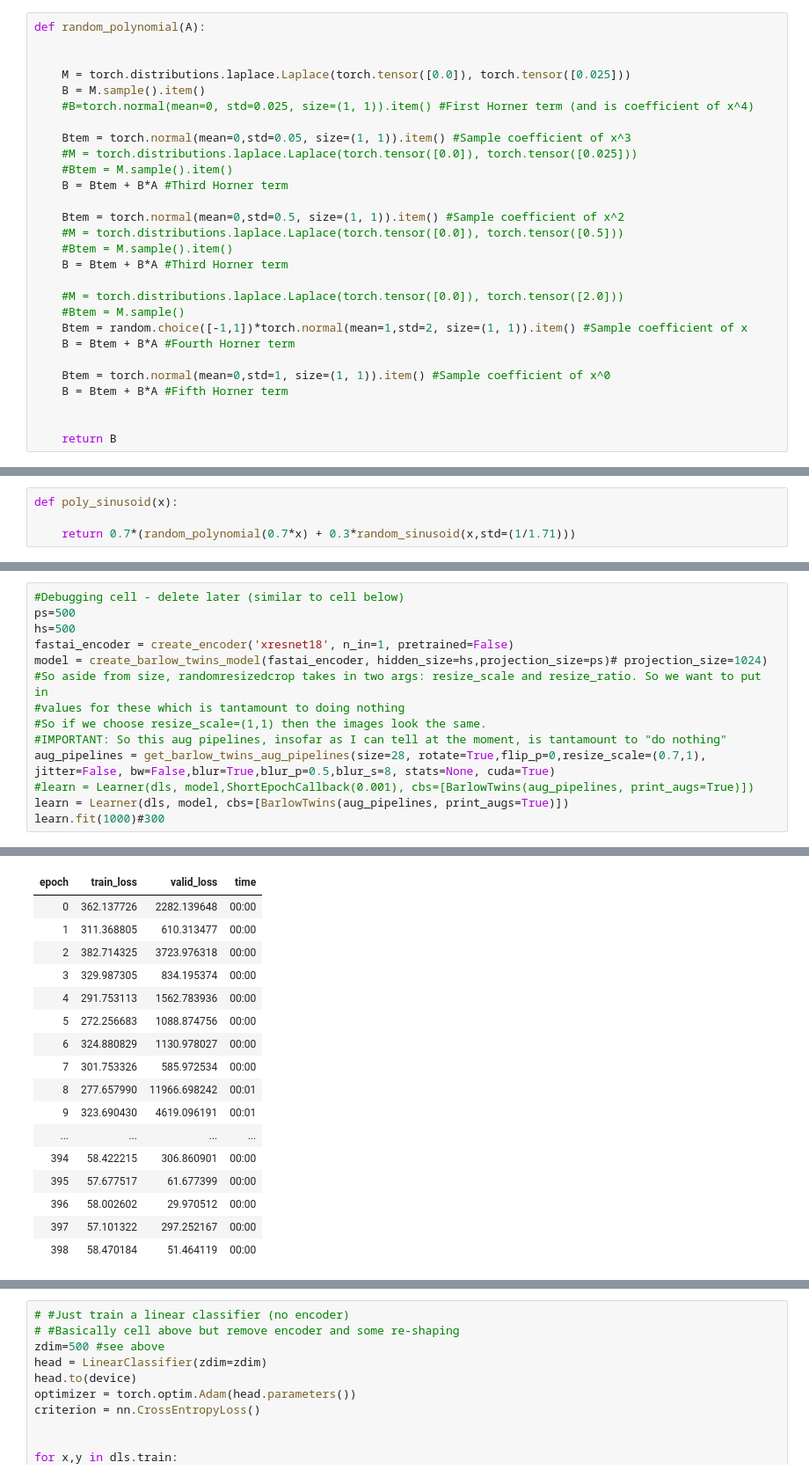
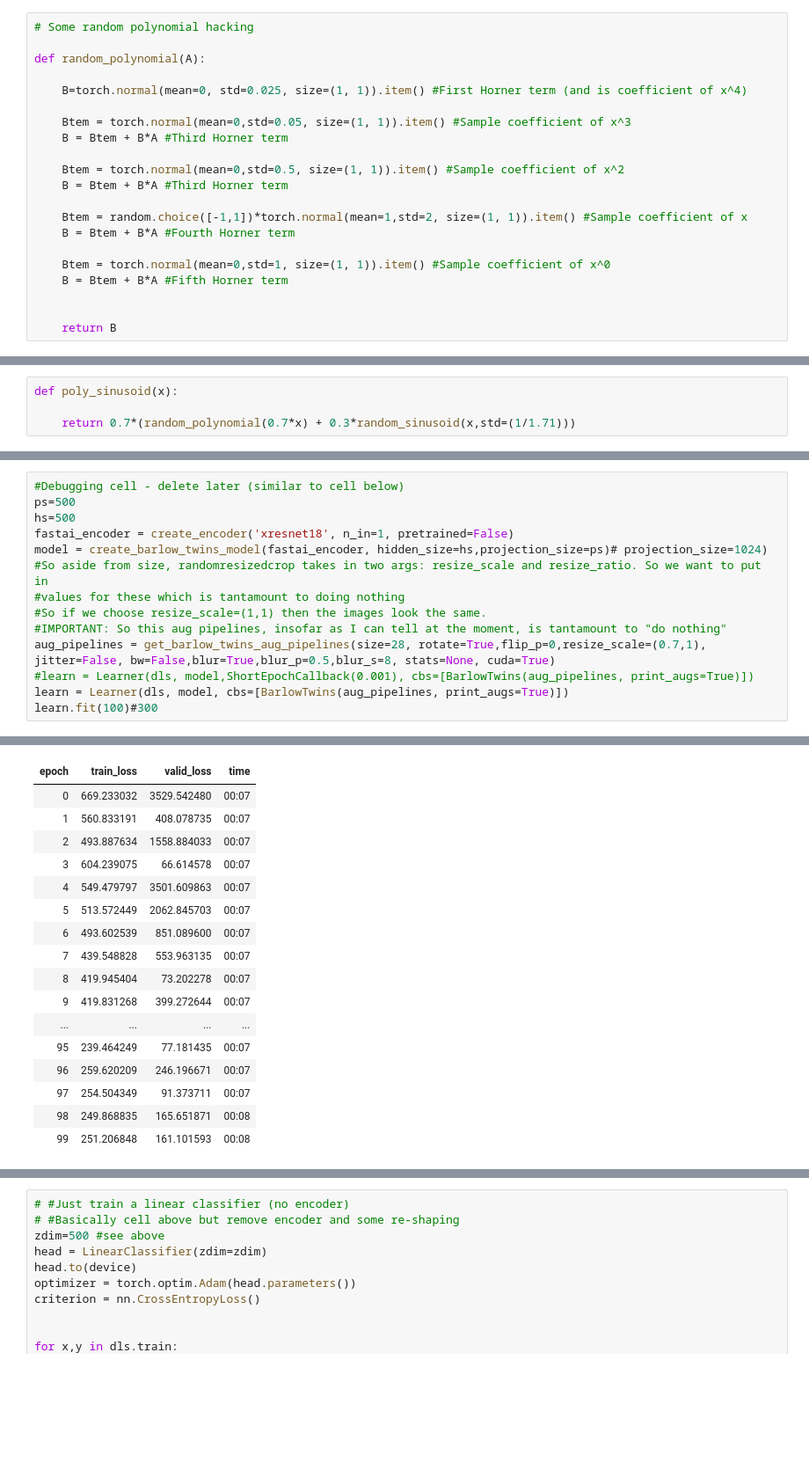
Before and after one commit to hamish-haggerty/AI-hacking, a Jupyter notebook: SSL/BT_MNIST.ipynb, the cells around one changed output, grey strips where cells are left out. Shown at 88% size. Cells and saved outputs as stored; diff of their text form; blank space fills up the shorter version.

```diff
--- a/SSL/BT_MNIST.ipynb
+++ b/SSL/BT_MNIST.ipynb
@@ -75,25 +75,18 @@ def get_barlow_twins_aug_pipelines(size,**kwargs): return get_multi_aug_pipeline
 def Unif(a,b):
     return (b-a)*torch.rand(1).item()+a
 # %%
+# Some random polynomial hacking
+
 def random_polynomial(A):
 
-
-    M = torch.distributions.laplace.Laplace(torch.tensor([0.0]), torch.tensor([0.025]))
-    B = M.sample().item()
-    #B=torch.normal(mean=0, std=0.025, size=(1, 1)).item() #First Horner term (and is coefficient of x^4)
+    B=torch.normal(mean=0, std=0.025, size=(1, 1)).item() #First Horner term (and is coefficient of x^4)
 
     Btem = torch.normal(mean=0,std=0.05, size=(1, 1)).item() #Sample coefficient of x^3
-    #M = torch.distributions.laplace.Laplace(torch.tensor([0.0]), torch.tensor([0.025]))
-    #Btem = M.sample().item()
     B = Btem + B*A #Third Horner term
 
     Btem = torch.normal(mean=0,std=0.5, size=(1, 1)).item() #Sample coefficient of x^2
-    #M = torch.distributions.laplace.Laplace(torch.tensor([0.0]), torch.tensor([0.5]))
-    #Btem = M.sample().item()
     B = Btem + B*A #Third Horner term
 
-    #M = torch.distributions.laplace.Laplace(torch.tensor([0.0]), torch.tensor([2.0]))
-    #Btem = M.sample()
     Btem = random.choice([-1,1])*torch.normal(mean=1,std=2, size=(1, 1)).item() #Sample coefficient of x
     B = Btem + B*A #Fourth Horner term
 
@@ -221,37 +213,37 @@ class BarlowTwins(Callback):
 # %%
 #Debugging cell - delete later (similar to cell below)
 ps=500
 hs=500
 fastai_encoder = create_encoder('xresnet18', n_in=1, pretrained=False)
 model = create_barlow_twins_model(fastai_encoder, hidden_size=hs,projection_size=ps)# projection_size=1024)
 #So aside from size, randomresizedcrop takes in two args: resize_scale and resize_ratio. So we want to put in
 #values for these which is tantamount to doing nothing
 #So if we choose resize_scale=(1,1) then the images look the same.
 #IMPORTANT: So this aug pipelines, insofar as I can tell at the moment, is tantamount to "do nothing"
 aug_pipelines = get_barlow_twins_aug_pipelines(size=28, rotate=True,flip_p=0,resize_scale=(0.7,1), jitter=False, bw=False,blur=True,blur_p=0.5,blur_s=8, stats=None, cuda=True)
 #learn = Learner(dls, model,ShortEpochCallback(0.001), cbs=[BarlowTwins(aug_pipelines, print_augs=True)])
 learn = Learner(dls, model, cbs=[BarlowTwins(aug_pipelines, print_augs=True)])
-learn.fit(1000)#300
+learn.fit(100)#300
 # %% [output]
 Pipeline: RandomResizedCrop -> RandomHorizontalFlip -> RandomGaussianBlur -- {'p': 0.5, 's': 8, 'same_on_batch': False} -> Rotate -- {'size': None, 'mode': 'bilinear', 'pad_mode': 'reflection', 'mode_ ...
 Pipeline: RandomResizedCrop -> RandomHorizontalFlip -> RandomGaussianBlur -- {'p': 0.5, 's': 8, 'same_on_batch': False} -> Rotate -- {'size': None, 'mode': 'bilinear', 'pad_mode': 'reflection', 'mode_ ...
 | epoch | train_loss | valid_loss | time |
-| 0 | 362.137726 | 2282.139648 | 00:00 |
-| 1 | 311.368805 | 610.313477 | 00:00 |
-| 2 | 382.714325 | 3723.976318 | 00:00 |
-| 3 | 329.987305 | 834.195374 | 00:00 |
-| 4 | 291.753113 | 1562.783936 | 00:00 |
-| 5 | 272.256683 | 1088.874756 | 00:00 |
-| 6 | 324.880829 | 1130.978027 | 00:00 |
-| 7 | 301.753326 | 585.972534 | 00:00 |
-| 8 | 277.657990 | 11966.698242 | 00:01 |
-| 9 | 323.690430 | 4619.096191 | 00:01 |
+| 0 | 669.233032 | 3529.542480 | 00:07 |
+| 1 | 560.833191 | 408.078735 | 00:07 |
+| 2 | 493.887634 | 1558.884033 | 00:07 |
+| 3 | 604.239075 | 66.614578 | 00:07 |
+| 4 | 549.479797 | 3501.609863 | 00:07 |
+| 5 | 513.572449 | 2062.845703 | 00:07 |
+| 6 | 493.602539 | 851.089600 | 00:07 |
+| 7 | 439.548828 | 553.963135 | 00:07 |
+| 8 | 419.945404 | 73.202278 | 00:07 |
+| 9 | 419.831268 | 399.272644 | 00:07 |
 | ... | ... | ... | ... |
-| 394 | 58.422215 | 306.860901 | 00:00 |
-| 395 | 57.677517 | 61.677399 | 00:00 |
-| 396 | 58.002602 | 29.970512 | 00:00 |
-| 397 | 57.101322 | 297.252167 | 00:00 |
-| 398 | 58.470184 | 51.464119 | 00:00 |
+| 95 | 239.464249 | 77.181435 | 00:07 |
+| 96 | 259.620209 | 246.196671 | 00:07 |
+| 97 | 254.504349 | 91.373711 | 00:07 |
+| 98 | 249.868835 | 165.651871 | 00:08 |
+| 99 | 251.206848 | 161.101593 | 00:08 |
 # %%
 #Get the dataloader and set batch size
 ts=512 #training set size
```
Also changed, not shown: parts of 11 cells of this notebook.
